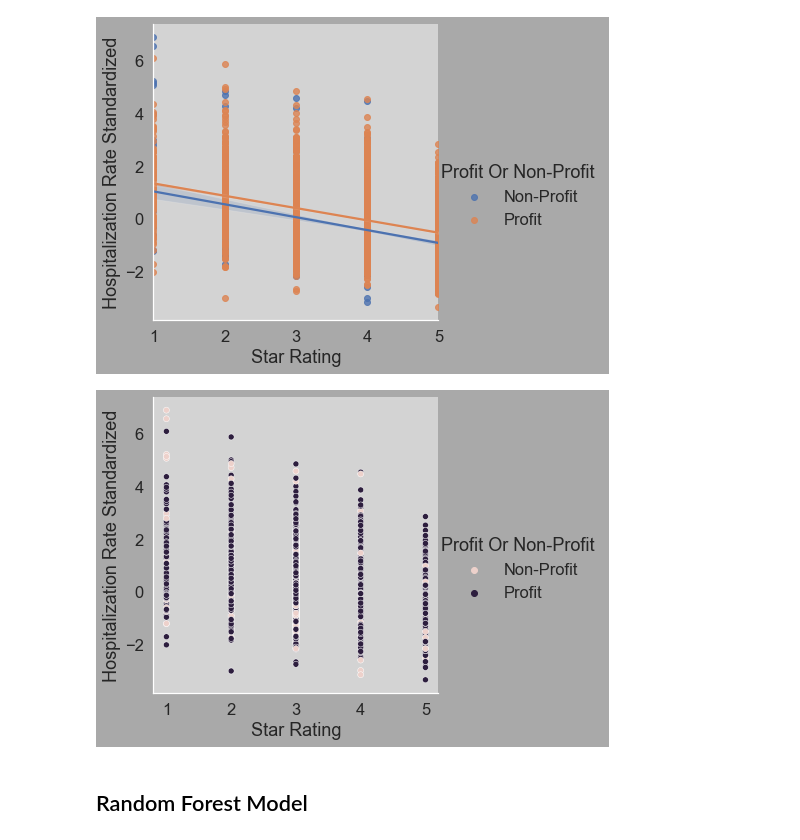
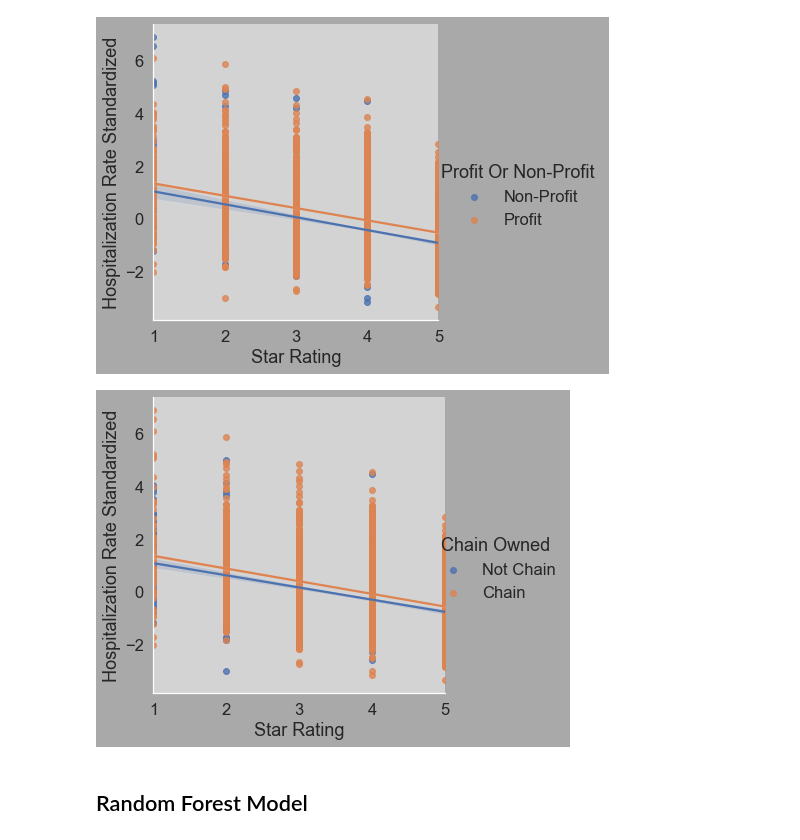
Before and after one commit to nicholehartz/Capstone2, a Jupyter notebook: Capstone 2 - Dialysis - Finalized Graphs for Report.ipynb, the cells around one changed output. Cells and saved outputs as stored; diff of their text form; code cells hidden in the pictures.

```diff
--- a/Capstone 2 - Dialysis - Finalized Graphs for Report.ipynb
+++ b/Capstone 2 - Dialysis - Finalized Graphs for Report.ipynb
@@ -167,11 +160,11 @@ for t, l in zip(_._legend.texts, new_labels): t.set_text(l)
 # %% [output]
 [figure]
 # %%
-_ = sns.relplot(x='Star Rating', y='Hospitalization Rate Standardized', hue='Profit Or Non-Profit', data=dialysis)
-new_labels = ['Non-Profit', 'Profit']
+_ = sns.lmplot(x='Star Rating', y='Hospitalization Rate Standardized', hue='Chain Owned', data=dialysis)
+new_labels = ['Not Chain', 'Chain']
 for t, l in zip(_._legend.texts, new_labels): t.set_text(l)
 # %% [output]
-[figure, old version]
+[figure, new version]
 # %% [markdown]
 ## Random Forest Model
 # %%
```
Also changed, not shown: parts of 6 cells of this notebook, 1 other file.
